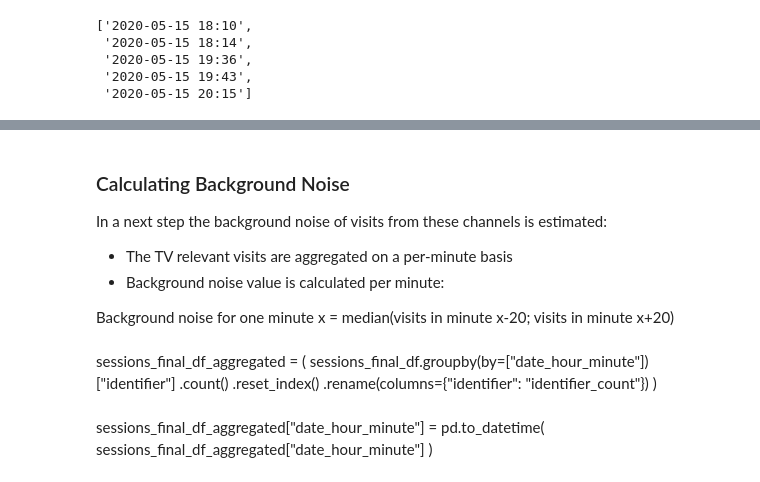
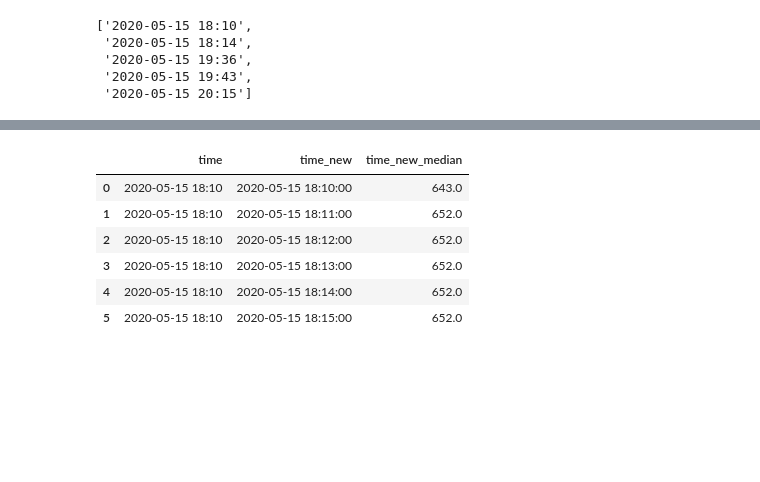
Before and after one commit to ElifKarakutukDinc/e-commerce_tv_spot_attribution_analysis, a Jupyter notebook: TV_Probability.ipynb, the cells around one changed output, grey strips where cells are left out. Drawn from its saved outputs; the diff is of its cells as text; code cells hidden in the pictures; blank space fills up the shorter version.

```diff
--- a/TV_Probability.ipynb
+++ b/TV_Probability.ipynb
@@ -228,8 +293,0 @@ As we can see there are no spot overlappings during the day. In this regard spot
-# %% [markdown]
-### Calculating Background Noise
-
-In a next step the background noise of visits from these channels is estimated:
-* The TV relevant visits are aggregated on a per-minute basis
-* Background noise value is calculated per minute:
-
-Background noise for one minute x = median(visits in minute x-20; visits in minute x+20)
@@ -238,27 +294,49 @@ tv_show_spot_df.head()
-# %% [markdown]
-sessions_final_df_aggregated = (
-    sessions_final_df.groupby(by=["date_hour_minute"])["identifier"]
-    .count()
-    .reset_index()
-    .rename(columns={"identifier": "identifier_count"})
-)
-# %% [markdown]
-sessions_final_df_aggregated["date_hour_minute"] = pd.to_datetime(
-    sessions_final_df_aggregated["date_hour_minute"]
-)
 # %%
+# creating empy Data Frame to fill with median values which are generated in the loop for each 1 minute session
 median_df = pd.DataFrame(columns=["time", "time_new", "time_new_median"])
 
-for time in ads_start_list:
-    for i in range(0, 6):
-        time_new = datetime.strptime(time, "%Y-%m-%d %H:%M") + timedelta(minutes=i)
-        time_new_minus_20 = time_new - timedelta(minutes=20)
-        time_new_plus_20 = time_new + timedelta(minutes=20)
+# in the nested for loop we are appending our median calculations to the original data frame (median_df)
+for time in ads_start_list:  # looping through our spot list at our start list
+    for i in range(0, 6):  # creating 5 minute interval block
+        time_new = datetime.strptime(time, "%Y-%m-%d %H:%M") + timedelta(
+            minutes=i
+        )  # adding 1 minute at each turn
+
+        # creating -20 and +20 minute block
+        time_new_minus_20 = time_new - timedelta(
+            minutes=20
+        )  # substract 20 minute from the new date
+        time_new_plus_20 = time_new + timedelta(
+            minutes=20
+        )  # add 20 minute to the new date
+
+        # calculating median for each 1 minute within -20 and +20 minute period
         time_new_median = sessions_final_df_aggregated[
             (sessions_final_df_aggregated["date_hour_minute"] >= time_new_minus_20)
             & (sessions_final_df_aggregated["date_hour_minute"] <= time_new_plus_20)
         ]["identifier_count"].median()
 
-        to_append = [time, time_new, time_new_median]
-        a_series = pd.Series(to_append, index=median_df.columns)
-        median_df = median_df.append(a_series, ignore_index=True)
+        median_calculation_list = [
+            time,
+            time_new,
+            time_new_median,
+        ]  # creating a list object to store median calculations
+        median_calculation_series = pd.Series(
+            median_calculation_list, index=median_df.columns
+        )  # converting list to a series object with original data frame column names to be appended to the original data frame
+        median_df = median_df.append(
+            median_calculation_series, ignore_index=True
+        )  # appending to the original data frame
+# %%
+# time: spot air time
+# time_new: spot air time adding minutes till 5 minute
+# time_new_median: median calculations for each time_new
+median_df.head(6)
+# %% [output]
+|  | time | time_new | time_new_median |
+| 0 | 2020-05-15 18:10 | 2020-05-15 18:10:00 | 643.0 |
+| 1 | 2020-05-15 18:10 | 2020-05-15 18:11:00 | 652.0 |
+| 2 | 2020-05-15 18:10 | 2020-05-15 18:12:00 | 652.0 |
+| 3 | 2020-05-15 18:10 | 2020-05-15 18:13:00 | 652.0 |
+| 4 | 2020-05-15 18:10 | 2020-05-15 18:14:00 | 652.0 |
+| 5 | 2020-05-15 18:10 | 2020-05-15 18:15:00 | 652.0 |
```
Also changed, not shown: parts of 39 cells of this notebook.
